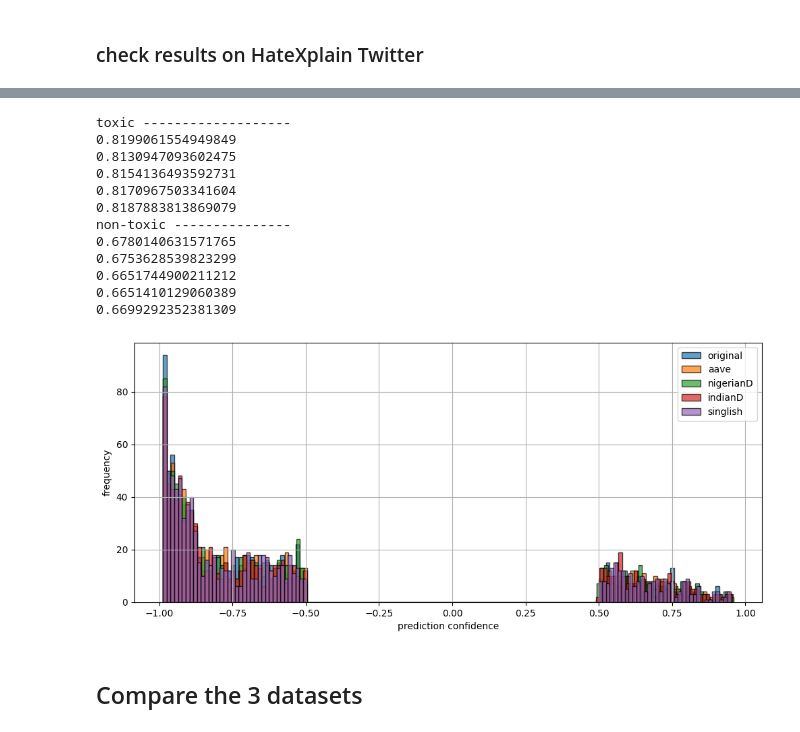
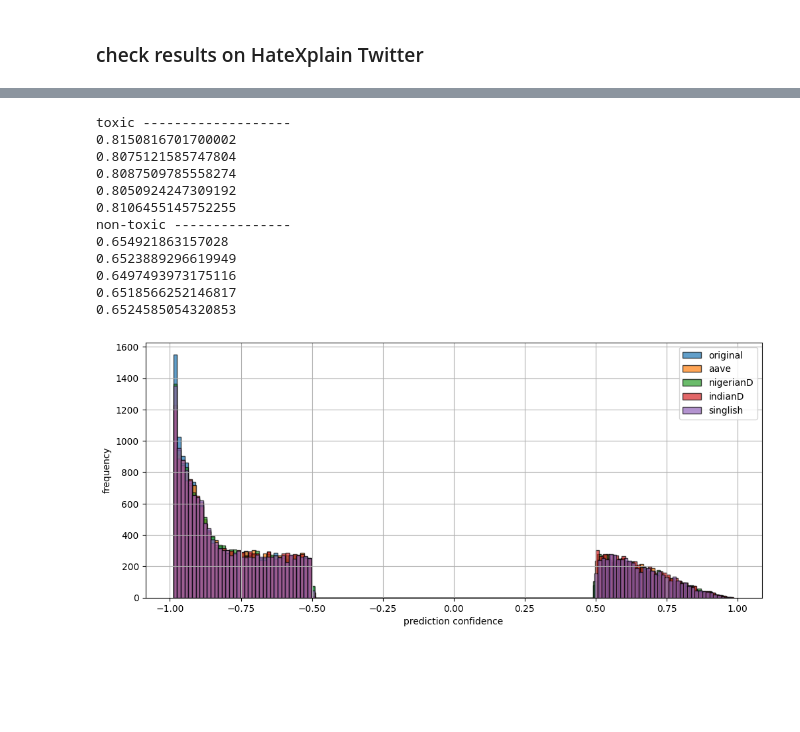
Before and after one commit to xuanxuanx-98/CompMod_2324_BN-AP, a Jupyter notebook: notebooks/toxicity_detection_dialect_bias.ipynb, the cells around one changed output, grey strips where cells are left out. Drawn from its saved outputs; the diff is of its cells as text; code cells hidden in the pictures; blank space fills up the shorter version.

Commit message:
new dataset run test

```diff
--- a/notebooks/toxicity_detection_dialect_bias.ipynb
+++ b/notebooks/toxicity_detection_dialect_bias.ipynb
@@ -379,14 +362,14 @@ print(len(nontox))
 # %%
 # load saved predictions and check distribution of labels
-lconf_og_1k = pd.read_csv("../data/hatexplain/lconf_original_1k.csv")
-lconf_aave_1k = pd.read_csv("../data/hatexplain/lconf_aave_1k.csv")
-lconf_nigerianD_1k = pd.read_csv("../data/hatexplain/lconf_nigerianD_1k.csv")
-lconf_indianD_1k = pd.read_csv("../data/hatexplain/lconf_indianD_1k.csv")
-lconf_singlish_1k = pd.read_csv("../data/hatexplain/lconf_singlish_1k.csv")
+lconf_og_full = pd.read_csv("../data/hatexplain/lconf_original_full.csv")
+lconf_aave_full = pd.read_csv("../data/hatexplain/lconf_aave_full.csv")
+lconf_nigerianD_full = pd.read_csv("../data/hatexplain/lconf_nigerianD_full.csv")
+lconf_indianD_full = pd.read_csv("../data/hatexplain/lconf_indianD_full.csv")
+lconf_singlish_full = pd.read_csv("../data/hatexplain/lconf_singlish_full.csv")
 
-print(Counter(lconf_og_1k["label"]))
-print(Counter(lconf_aave_1k["label"]))
-print(Counter(lconf_nigerianD_1k["label"]))
-print(Counter(lconf_indianD_1k["label"]))
-print(Counter(lconf_singlish_1k["label"]))
+print(Counter(lconf_og_full["label"]))
+print(Counter(lconf_aave_full["label"]))
+print(Counter(lconf_nigerianD_full["label"]))
+print(Counter(lconf_indianD_full["label"]))
+print(Counter(lconf_singlish_full["label"]))
 # %% [output]
@@ -465,48 +442,46 @@ Statistics=5.100050e+05, p=4.384865e-01
 # %%
 # average confidence of toxic predictions
 print("toxic -------------------")
-print(np.average([abs(c) for c in lconf_og_1k["confidence"] if c < 0]))
-print(np.average([abs(c) for c in lconf_aave_1k["confidence"] if c < 0]))
-print(np.average([abs(c) for c in lconf_nigerianD_1k["confidence"] if c < 0]))
-print(np.average([abs(c) for c in lconf_indianD_1k["confidence"] if c < 0]))
-print(np.average([abs(c) for c in lconf_singlish_1k["confidence"] if c < 0]))
+print(np.average([abs(c) for c in lconf_og_full["confidence"] if c < 0]))
+print(np.average([abs(c) for c in lconf_aave_full["confidence"] if c < 0]))
+print(np.average([abs(c) for c in lconf_nigerianD_full["confidence"] if c < 0]))
+print(np.average([abs(c) for c in lconf_indianD_full["confidence"] if c < 0]))
+print(np.average([abs(c) for c in lconf_singlish_full["confidence"] if c < 0]))
 
 # average confidence of non-toxic predictions
 print("non-toxic ---------------")
-print(np.average([abs(c) for c in lconf_og_1k["confidence"] if c > 0]))
-print(np.average([abs(c) for c in lconf_aave_1k["confidence"] if c > 0]))
-print(np.average([abs(c) for c in lconf_nigerianD_1k["confidence"] if c > 0]))
-print(np.average([abs(c) for c in lconf_indianD_1k["confidence"] if c > 0]))
-print(np.average([abs(c) for c in lconf_singlish_1k["confidence"] if c > 0]))
+print(np.average([abs(c) for c in lconf_og_full["confidence"] if c > 0]))
+print(np.average([abs(c) for c in lconf_aave_full["confidence"] if c > 0]))
+print(np.average([abs(c) for c in lconf_nigerianD_full["confidence"] if c > 0]))
+print(np.average([abs(c) for c in lconf_indianD_full["confidence"] if c > 0]))
+print(np.average([abs(c) for c in lconf_singlish_full["confidence"] if c > 0]))
 # %% [output]
 toxic -------------------
-0.8199061554949849
-0.8130947093602475
-0.8154136493592731
-0.8170967503341604
-0.8187883813869079
+0.8150816701700002
+0.8075121585747804
+0.8087509785558274
+0.8050924247309192
+0.8106455145752255
 non-toxic ---------------
-0.6780140631571765
-0.6753628539823299
-0.6651744900211212
-0.6651410129060389
-0.6699292352381309
+0.654921863157028
+0.6523889296619949
+0.6497493973175116
+0.6518566252146817
+0.6524585054320853
 # %%
 # plot prediction confidence of different dialects
 plt.figure(figsize=(12, 5))
 
-plt.hist(lconf_og_1k["confidence"], bins=150, edgecolor='black', alpha=0.7, label="original")
-plt.hist(lconf_aave_1k["confidence"], bins=150, edgecolor='black', alpha=0.7, label="aave")
-plt.hist(lconf_nigerianD_1k["confidence"], bins=150, edgecolor='black', alpha=0.7, label="nigerianD")
-plt.hist(lconf_indianD_1k["confidence"], bins=150, edgecolor='black', alpha=0.7, label="indianD")
-plt.hist(lconf_singlish_1k["confidence"], bins=150, edgecolor='black', alpha=0.7, label="singlish")
+plt.hist(lconf_og_full["confidence"], bins=150, edgecolor='black', alpha=0.7, label="original")
+plt.hist(lconf_aave_full["confidence"], bins=150, edgecolor='black', alpha=0.7, label="aave")
+plt.hist(lconf_nigerianD_full["confidence"], bins=150, edgecolor='black', alpha=0.7, label="nigerianD")
+plt.hist(lconf_indianD_full["confidence"], bins=150, edgecolor='black', alpha=0.7, label="indianD")
+plt.hist(lconf_singlish_full["confidence"], bins=150, edgecolor='black', alpha=0.7, label="singlish")
 
 plt.xlabel('prediction confidence')
 plt.ylabel('frequency')
 plt.legend()
 plt.grid(True)
 plt.show()
 # %% [output]
-[figure, old version]
+[figure, new version]
-# %% [markdown]
-## Compare the 3 datasets
```
Also changed, not shown: parts of 22 cells of this notebook, 5 other files.
